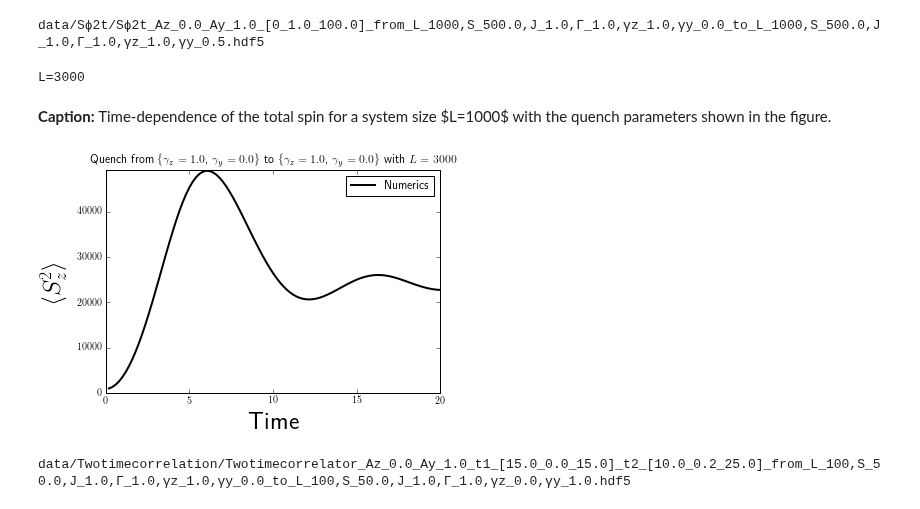
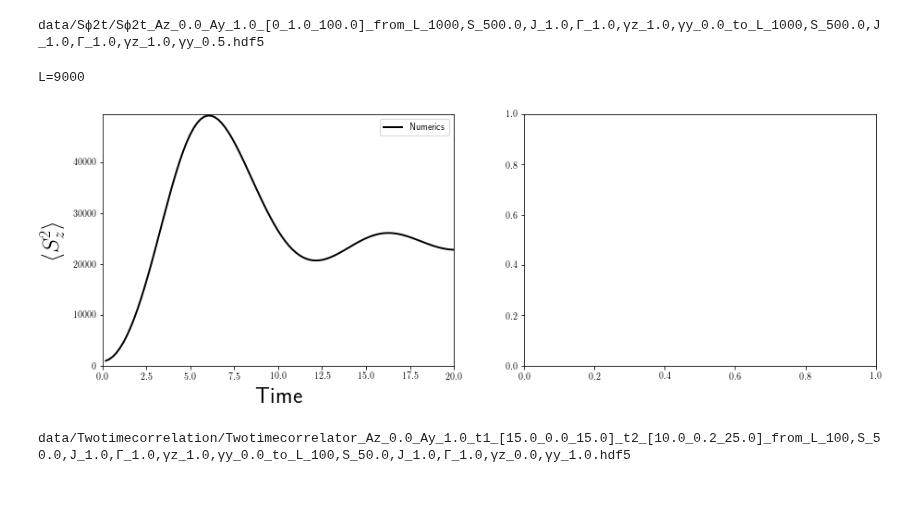
Before and after one commit to paraj003/LMG_quench, a Jupyter notebook: LMG_sim.ipynb, the cells around one changed output. Saved outputs shown, nothing was run; the diff lists cells and outputs as text; code cells hidden in the pictures.

```diff
--- a/LMG_sim.ipynb
+++ b/LMG_sim.ipynb
@@ -989,7 +989,7 @@ Tf=20. # final time step
 Nsteps=int(Tf/dt)
 tarr=np.arange(dt,Tf+dt,dt) #for calculating <Sϕ(t)Sϕ(t)>
 #two-time correlator definitions
-Larr=np.concatenate([np.arange(100,1100,100),np.arange(2000,4000,1000)])
+Larr=np.concatenate([np.arange(100,1100,100),np.arange(2000,10000,1000)])
 t1arr=np.array([15.])
 t2arr=np.linspace(10,50,int((50-10)/1.0)+1)
 Azf=0.
@@ -1013,6 +1013,8 @@ directory1='data/Sϕ2t/'
 directory2='/home/paraj/Dropbox/Research_Projects_Current/LMG_Quench/data/Sϕ2t/'
 directory3='data/Sz2t/'
 directory4='/home/paraj/Dropbox/Research_Projects_Current/LMG_Quench/data/Sz2t/'
+directory5='/home/parajtitum/Dropbox/Research_Projects_Current/LMG_Quench/data/Sϕ2t/'
+directory6='~/Dropbox/Research_Projects_Current/LMG_Quench/data/Sz2t/'
 Sϕ2vals=np.zeros((Nsteps,np.size(Larr)))
 Sy2vals=np.zeros((Nsteps,np.size(Larr)))
 Sz2vals=np.zeros((Nsteps,np.size(Larr)))
@@ -1020,9 +1022,9 @@ deletelist=np.array([],dtype=int)
 for L,p in zip(Larr,range(np.size(Larr))):
     print('L='+str(L), end='\r', flush=True)
     #load Sz^2 data
-    filename1=directory2+'Sϕ2t_Az_1.0_Ay_0.0_[0_'+str(dt)+'_'+str(dt*Nsteps)+']_from_'+paramvals0.paramstr()+'_to_'+paramvalsf.paramstr()+'.hdf5'
+    filename1=directory5+'Sϕ2t_Az_1.0_Ay_0.0_[0_'+str(dt)+'_'+str(dt*Nsteps)+']_from_'+paramvals0.paramstr()+'_to_'+paramvalsf.paramstr()+'.hdf5'
     #load Sy^2 data
-    filename2=directory2+'Sϕ2t_Az_0.0_Ay_1.0_[0_'+str(dt)+'_'+str(dt*Nsteps)+']_from_'+paramvals0.paramstr()+'_to_'+paramvalsf.paramstr()+'.hdf5'
+    filename2=directory5+'Sϕ2t_Az_0.0_Ay_1.0_[0_'+str(dt)+'_'+str(dt*Nsteps)+']_from_'+paramvals0.paramstr()+'_to_'+paramvalsf.paramstr()+'.hdf5'
     if (not os.path.exists(filename1)) or (not os.path.exists(filename2)):
         print("L="+str(L)+" data doesn't exist!")
         deletelist=np.append(deletelist,int(p))
@@ -1042,24 +1044,36 @@ Sy2vals_nonzero=np.delete(Sy2vals,deletelist,axis=1)
 Sz2vals_nonzero=np.delete(Sz2vals,deletelist,axis=1)
 Larr_nonzero=np.delete(Larr,deletelist,axis=0)
 # %% [output]
-L=3000
+L=9000
 # %%
+plt.figure(figsize=(15,5))
 #plotting
 #plt.plot(tarr,Sϕ2vals_nonzero,'-',color='blue',linewidth=2,label='$\\langle S_z^2(t)+ S_y^2(t)\\rangle$')
+plt.subplot(1,2,1)
 plt.plot(tarr,Sz2vals_nonzero[:,-1],'-',color='black',linewidth=2,label='Numerics')#'$\\langle S_z^2(t)\\rangle$')
 #plt.plot(tarr,Sy2vals_nonzero,'-',color='red',linewidth=2,label='$\\langle S_y^2(t)\\rangle$')
 #plt.plot(np.linspace(0,Tf,1000),Szt,color='blue',label='Holstein-Primakoff',linewidth=1.5)
 #plt.axhline(Sz2inf,linestyle='dashed',color= 'black',label='$t=\\infty$ avg',linewidth=2)
 plt.xlabel("Time",fontsize=25)
 plt.ylabel("$\\langle S_z^2\\rangle$",fontsize=25)#"+S_y^2\\rangle$",fontsize=25)
 plt.xlim(0,tarr[-1])
 plt.ylim(0,np.max(Sϕ2vals_nonzero)+100)
 plt.legend(numpoints=1,loc=1)#bbox_to_anchor=(1.5,1))
-plt.title('Quench from \\{$\\gamma_z= %.1f $, $\\gamma_{y}= %.1f $\\} to \\{$\\gamma_z= %.1f $, $\\gamma_{y}= %.1f $\\} with $L=%d$'%(paramvals0.γz,paramvals0.γy, paramvalsf.γz,paramvalsf.γy,L))
-figcaption("Time-dependence of the total spin for a system size $L=1000$ with the quench parameters shown in the figure. ")
+#plt.title('Quench from \\{$\\gamma_z= %.1f $, $\\gamma_{y}= %.1f $\\} to \\{$\\gamma_z= %.1f $, $\\gamma_{y}= %.1f $\\} with $L=%d$'%(paramvals0.γz,paramvals0.γy, paramvalsf.γz,paramvalsf.γy,L))
+#figcaption("Time-dependence of the total spin for a system size $L=1000$ with the quench parameters shown in the figure. ")
+plt.subplot(1,2,2)
+mϕ=0.5#0.36
+mt=1/4#0.18
+#for L,p in zip(Larr_nonzero,range(np.size(Larr_nonzero))):
+    #Mϕ2vals_nonzero=(Sϕ2vals_nonzero[:,p])*4/L**2
+    #plt.plot(tarr/L**mt,np.log(Mϕ2vals_nonzero)+mϕ*np.log(L),'.',markersize=8,linewidth=2,label='$L=%d$'% L)
+#plt.xlabel("$t/L^{ %0.2f } $"% mt,fontsize=25)
+#plt.ylabel("${\\rm log}\\langle M^2_\\phi \\rangle+ %0.2f {\\rmlog}L$"% mϕ,fontsize=25)
+#plt.legend(loc=1,numpoints=1,ncol=3,frameon=False)
+#plt.ylim((-0.3,0.5))
+#plt.title(' \\{$\Gamma=%.1f, \\gamma_z= %.1f $, $\\gamma_{y}= %.1f $\\} to \\{$\\Gamma=%.1f, \\gamma_z= %.1f $, $\\gamma_{y}= %.1f $\\}'%(paramvals0.Γ,paramvals0.γz,paramvals0.γy, paramvalsf.Γ,paramvalsf.γz,paramvalsf.γy))
 # %% [output]
-Caption: Time-dependence of the total spin for a system size $L=1000$ with the quench parameters shown in the figure.
-[figure, old version]
+[figure, new version]
 # %%
 #calculate or load two time correlation <Sϕ(t2)Sϕ(t1)>
 correlationmat=LMG.twotimecorrelation(paramvals0,t1arr,t2arr,GState,energyf,vecf,Azf,Ayf)
```
Also changed, not shown: 1 other file.
